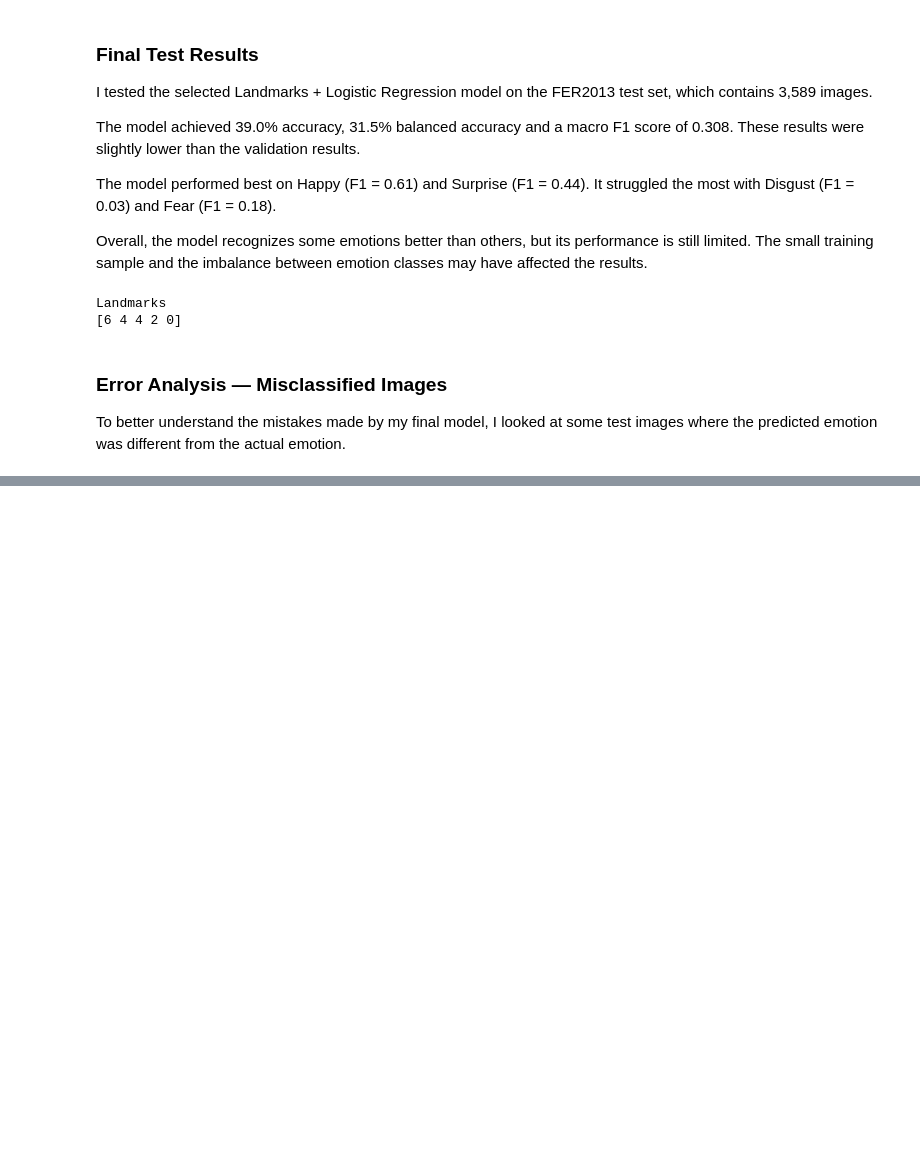
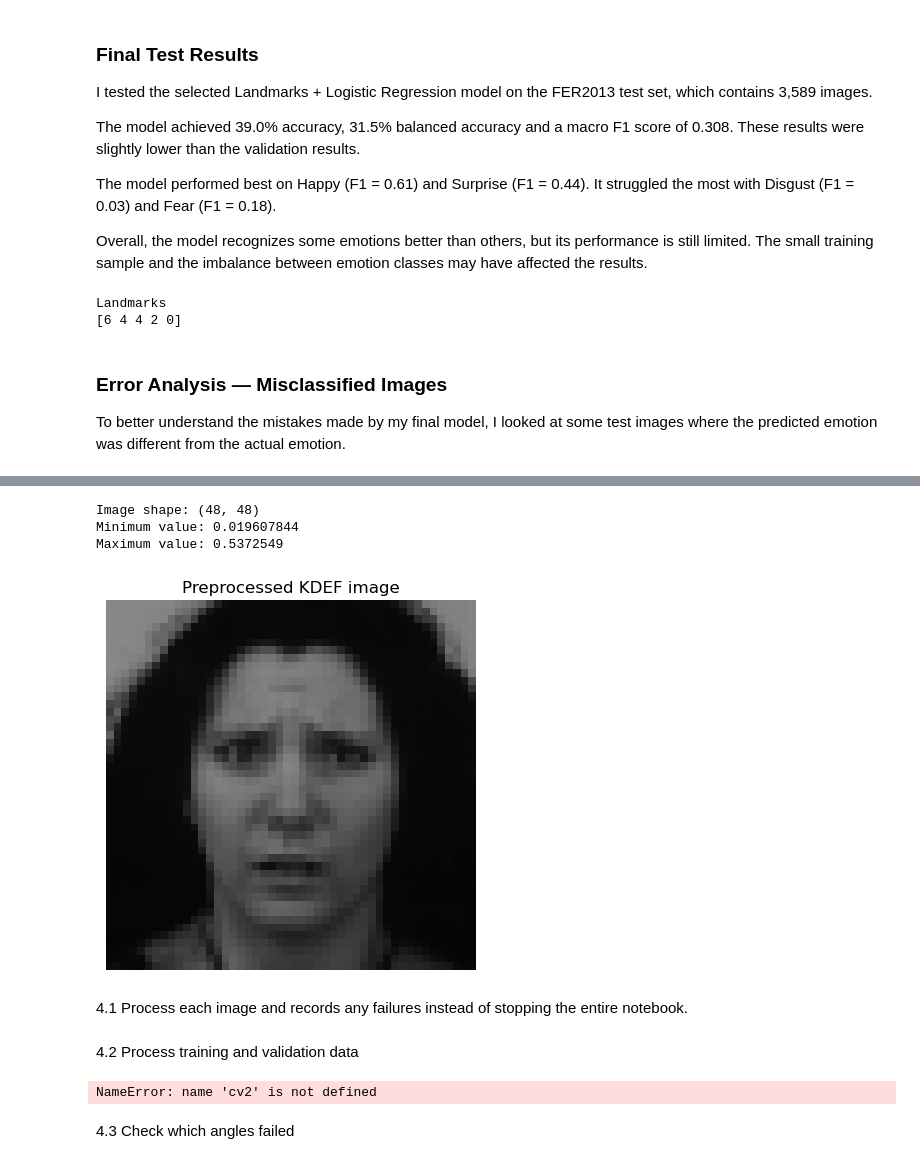
Before and after one commit to elampraki/Emotion_Recognition, a Jupyter notebook: src/Phase_A_FER2013_Experiments.ipynb, the cells around one changed output, grey strips where cells are left out. Cells and saved outputs as stored; diff of their text form; code cells hidden in the pictures; blank space fills up the shorter version.

```diff
--- a/src/Phase_A_FER2013_Experiments.ipynb
+++ b/src/Phase_A_FER2013_Experiments.ipynb
@@ -435,0 +516,13 @@ To better understand the mistakes made by my final model, I looked at some test
+# %%
+from pathlib import Path
+
+kdef_dir = Path("../data/KDEF_and_AKDEF/KDEF")
+
+images = [
+    p for p in kdef_dir.rglob("*")
+    if p.suffix.lower() in [".jpg", ".jpeg", ".png", ".bmp", ".tif", ".tiff"]
+]
+
+print("KDEF folder exists:", kdef_dir.exists())
+print("KDEF images:", len(images))
+print("First 5 images:", images[:5])
@@ -435,0 +633,27 @@ To better understand the mistakes made by my final model, I looked at some test
+# %%
+import numpy as np
+import matplotlib.pyplot as plt
+from preprocess import preprocess_kdef_image
+
+# Start with a frontal face
+front_images = kdef_train[kdef_train["angle"] == "S"]
+image_path = front_images.iloc[0]["path"]
+
+# Preprocess it
+processed = preprocess_kdef_image(image_path)
+
+print("Image shape:", processed.shape)
+print("Minimum value:", processed.min())
+print("Maximum value:", processed.max())
+
+plt.imshow(processed, cmap="gray", vmin=0, vmax=1)
+plt.title("Preprocessed KDEF image")
+plt.axis("off")
+plt.show()
+# %% [output]
+Image shape: (48, 48)
+Minimum value: 0.019607844
+Maximum value: 0.5372549
+[figure, added]
+# %% [markdown]
+4.1 Process each image and records any failures instead of stopping the entire notebook.
@@ -435,0 +693,16 @@ To better understand the mistakes made by my final model, I looked at some test
+# %% [markdown]
+4.2 Process training and validation data
+# %%
+X_train_img, y_train, train_info, train_failed = prepare_kdef(kdef_train)
+
+X_val_img, y_val, val_info, val_failed = prepare_kdef(kdef_val)
+
+print("Training images:", X_train_img.shape)
+print("Validation images:", X_val_img.shape)
+
+print("Failed training images:", len(train_failed))
+print("Failed validation images:", len(val_failed))
+# %% [output]
+NameError: name 'cv2' is not defined
+# %% [markdown]
+4.3 Check which angles failed
```
Also changed, not shown: parts of 13 cells of this notebook, 9 other files.
